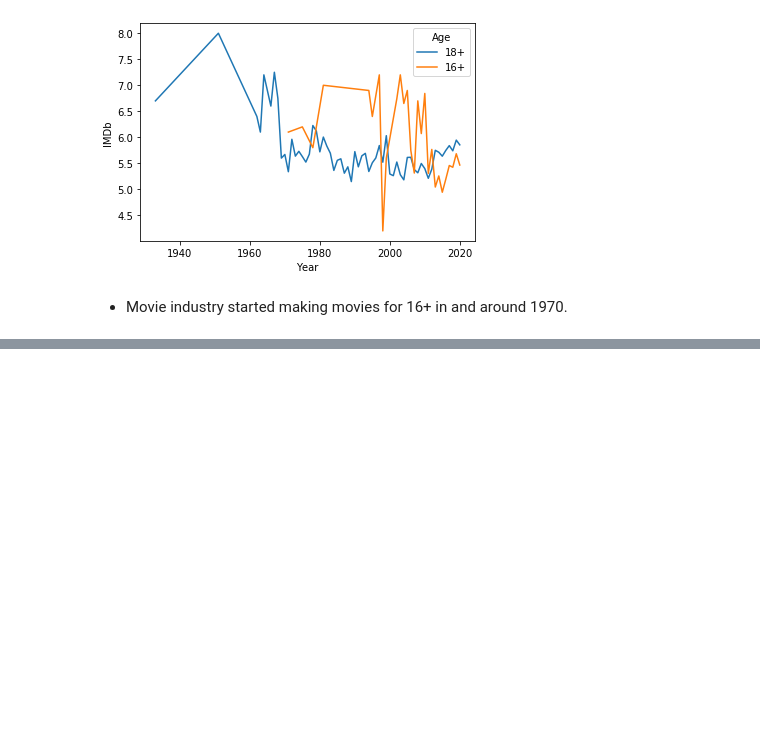
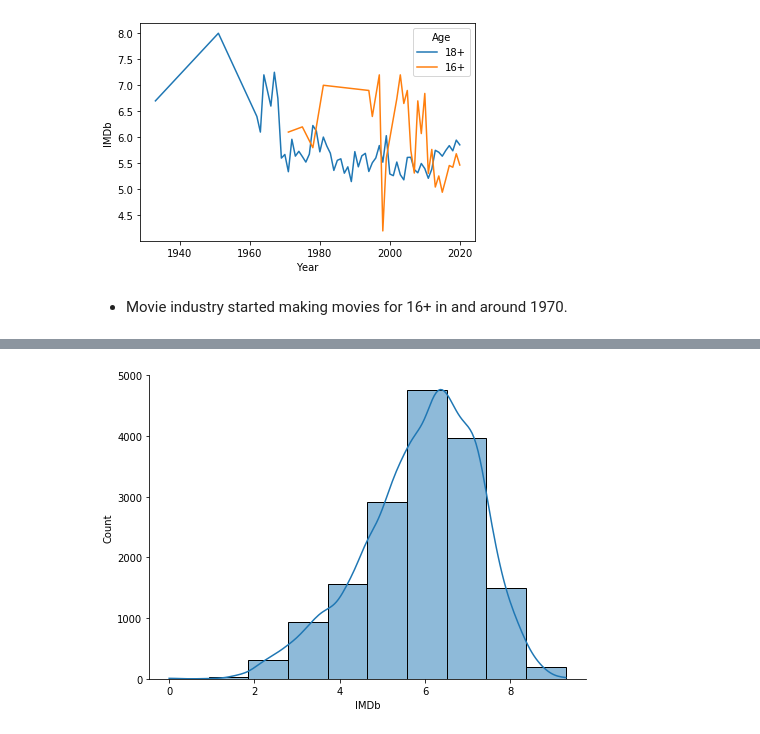
Before and after one commit to rabuhassan/my_python_adventures, a Jupyter notebook: PA419 Creating Plots with Seaborn.ipynb, the cells around one changed output, grey strips where cells are left out. Saved outputs shown, nothing was run; the diff lists cells and outputs as text; code cells hidden in the pictures; blank space fills up the shorter version.

```diff
--- a/PA419 Creating Plots with Seaborn.ipynb
+++ b/PA419 Creating Plots with Seaborn.ipynb
@@ -204,0 +228,7 @@ sns.lineplot(x = 'Year', y = 'IMDb',
+# %%
+ax = sns.displot(data=movies_list, x='IMDb', bins=10,kind='hist',
+                 palette='GnBu', aspect=1.4, kde=True)
+
+plt.show()
+# %% [output]
+[figure, added]
```
Also changed, not shown: parts of 2 cells of this notebook, 1 other file.
